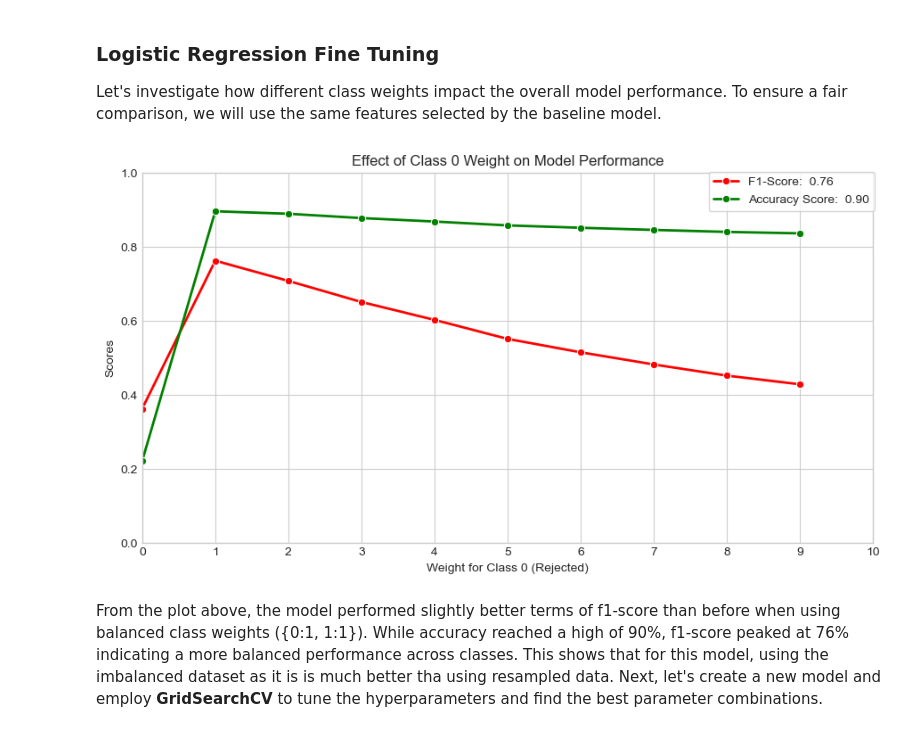
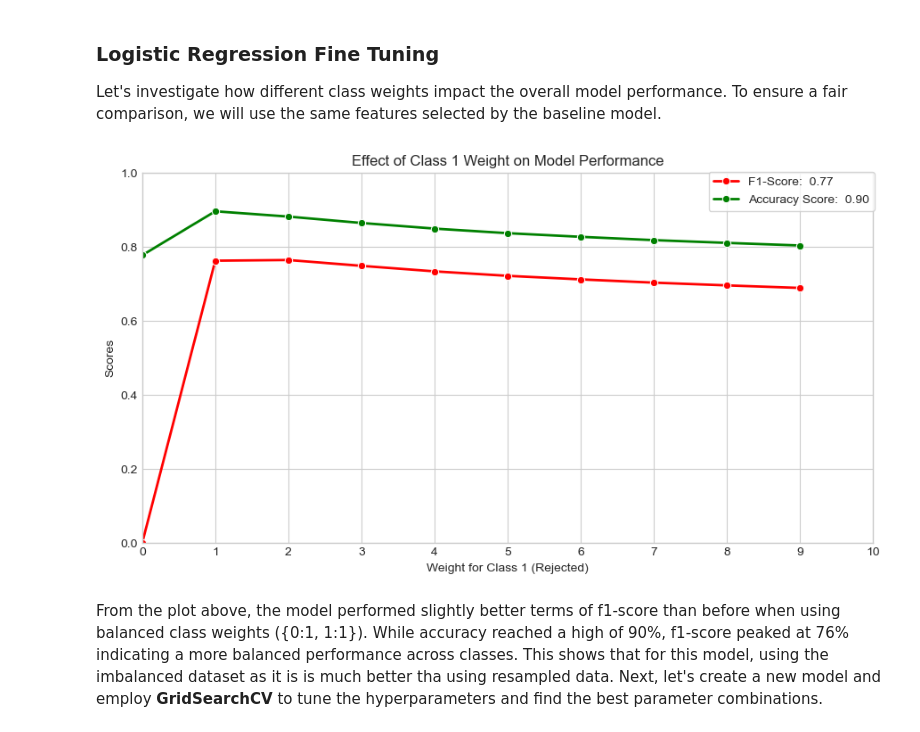
Before and after one commit to Kanyenje-Brian/Loan-Approval-Classification-Project, a Jupyter notebook: notebook.ipynb, the cells around one changed output. Saved outputs shown, nothing was run; the diff lists cells and outputs as text; code cells hidden in the pictures.

Commit message:
class weight changes

```diff
--- a/notebook.ipynb
+++ b/notebook.ipynb
@@ -1159,17 +1159,17 @@ selected_mask = pipeline.named_steps['feature_selection'].support_
 # Get the feature names
 selected_logreg = X_resampled.columns[selected_mask].tolist()
 # %%
-# Define the range of weights to test for class 0 (rejected applications)
-class_0_weights = np.arange(0, 10, 1)
+# Define the range of weights to test for class 1 (approved applications)
+class_1_weights = np.arange(0, 10, 1)
 
 # Lists to store evaluation results for each weight setting
 accuracy_scores = []
 f1_scores = []
 weight_labels = []
 
-# Loop through each weight for class 0
-for w0 in class_0_weights:
-    weights = {0: w0, 1: 1}  # Fix weight of class 1 (approved) at 1, vary weight of class 0
+# Loop through each weight for class 1
+for w1 in class_1_weights:
+    weights = {0: 1, 1: w1}  # Fix weight of class 0 (rejected) at 1, vary weight of class 1
 
     # Train logistic regression model with L1 penalty and specified class weights
     model = LogisticRegression(solver='liblinear', class_weight=weights)
@@ -1185,44 +1185,44 @@ for w0 in class_0_weights:
     # Store results for plotting
     f1_scores.append(f1)
     accuracy_scores.append(accuracy)
-    weight_labels.append(w0)
+    weight_labels.append(w1)
 
-# Plot the effect of class 0 weight on model performance
+# Plot the effect of class 1 weight on model performance
 plt.figure(figsize=(9, 5))
 
 # Plot F1-scores
 accuracy_max = max(accuracy_scores)
 f1_max = max(f1_scores)
 sns.lineplot(x=weight_labels, y=f1_scores,
              marker='o', linewidth=2,
              color='red',
              label=f'F1-Score: {f1_max: .2f}')
 
 # Plot Accuracy scores
 sns.lineplot(x=weight_labels, y=accuracy_scores,
              marker='o', linewidth=2,
              color='green',
              label=f'Accuracy Score: {accuracy_max: .2f}')
 
 # Set plot labels and formatting
-plt.xlabel('Weight for Class 0 (Rejected)')
+plt.xlabel('Weight for Class 1 (Rejected)')
 plt.ylabel('Scores')
 plt.xlim([0, 10])
 plt.xticks(range(0,11,1))
 plt.ylim([0, 1])
 
 # Add a title and grid
-plt.title('Effect of Class 0 Weight on Model Performance')
+plt.title('Effect of Class 1 Weight on Model Performance')
 plt.grid(True)
 
 # Adjust layout
 plt.tight_layout()
 plt.legend(frameon=True, bbox_to_anchor=[1.01, 1.02])
 
 # Show the plot
 plt.show()
 # %% [output]
-[figure, old version]
+[figure, new version]
 # %% [markdown]
 From the plot above, the model performed slightly better  terms of f1-score than before when using balanced class weights ({0:1, 1:1}). While accuracy reached a high of 90%, f1-score peaked at 76% indicating a more balanced performance across classes. This shows that for this model, using the imbalanced dataset as it is is much better tha using resampled data. Next, let's create a new model and employ **GridSearchCV** to tune the hyperparameters and find the best parameter combinations.
 # %%
```
Also changed, not shown: parts of 5 cells of this notebook, 2 other files.
